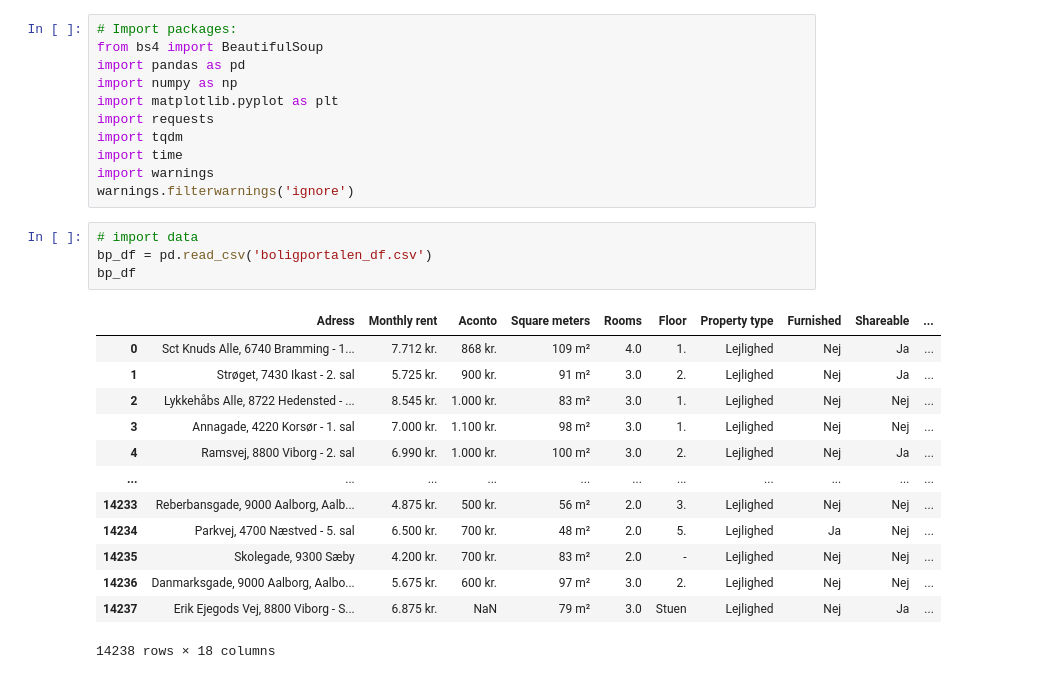
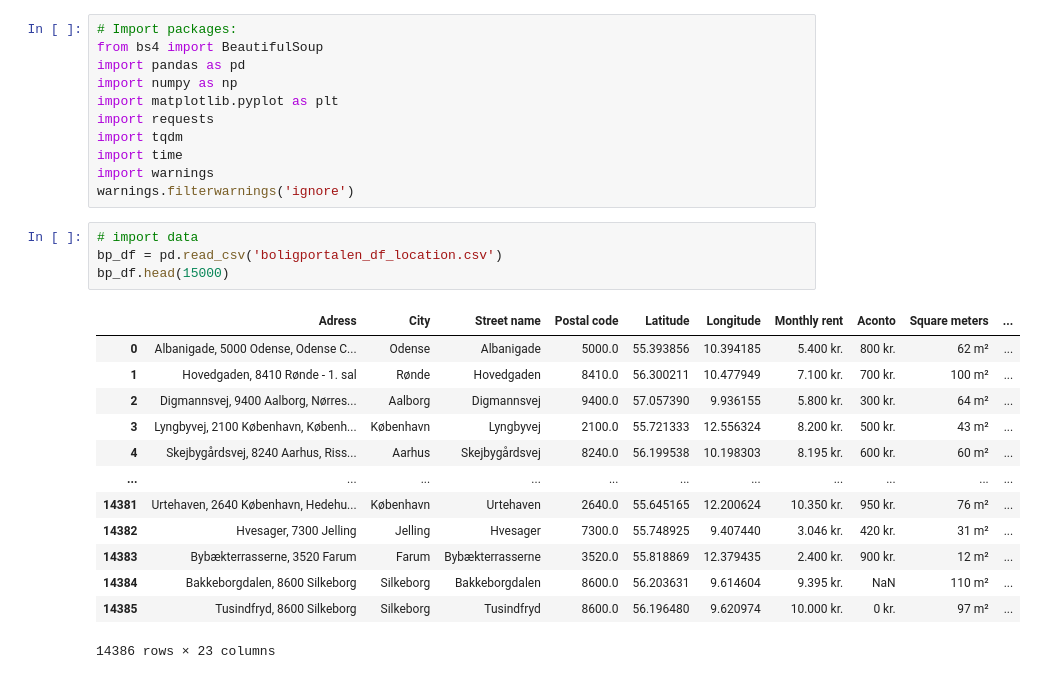
Before and after one commit to NicholasStampe/SocialDataScience, a Jupyter notebook: ExamProject/Data analysis - BoligPortalen.ipynb, the cells around one changed output. Cells and saved outputs as stored; diff of their text form.

```diff
--- a/ExamProject/Data analysis - BoligPortalen.ipynb
+++ b/ExamProject/Data analysis - BoligPortalen.ipynb
@@ -13,19 +13,19 @@ import warnings
 warnings.filterwarnings('ignore')
 # %%
 # import data
-bp_df = pd.read_csv('boligportalen_df.csv')
-bp_df
+bp_df = pd.read_csv('boligportalen_df_location.csv')
+bp_df.head(15000)
 # %% [output]
-|  | Adress | Monthly rent | Aconto | Square meters | Rooms | Floor | Property type | Furnished | Shareable | ... |
-| 0 | Sct Knuds Alle, 6740 Bramming - 1... | 7.712 kr. | 868 kr. | 109 m² | 4.0 | 1. | Lejlighed | Nej | Ja | ... |
-| 1 | Strøget, 7430 Ikast - 2. sal | 5.725 kr. | 900 kr. | 91 m² | 3.0 | 2. | Lejlighed | Nej | Ja | ... |
-| 2 | Lykkehåbs Alle, 8722 Hedensted - ... | 8.545 kr. | 1.000 kr. | 83 m² | 3.0 | 1. | Lejlighed | Nej | Nej | ... |
-| 3 | Annagade, 4220 Korsør - 1. sal | 7.000 kr. | 1.100 kr. | 98 m² | 3.0 | 1. | Lejlighed | Nej | Nej | ... |
-| 4 | Ramsvej, 8800 Viborg - 2. sal | 6.990 kr. | 1.000 kr. | 100 m² | 3.0 | 2. | Lejlighed | Nej | Ja | ... |
+|  | Adress | City | Street name | Postal code | Latitude | Longitude | Monthly rent | Aconto | Square meters | ... |
+| 0 | Albanigade, 5000 Odense, Odense C... | Odense | Albanigade | 5000.0 | 55.393856 | 10.394185 | 5.400 kr. | 800 kr. | 62 m² | ... |
+| 1 | Hovedgaden, 8410 Rønde - 1. sal | Rønde | Hovedgaden | 8410.0 | 56.300211 | 10.477949 | 7.100 kr. | 700 kr. | 100 m² | ... |
+| 2 | Digmannsvej, 9400 Aalborg, Nørres... | Aalborg | Digmannsvej | 9400.0 | 57.057390 | 9.936155 | 5.800 kr. | 300 kr. | 64 m² | ... |
+| 3 | Lyngbyvej, 2100 København, Københ... | København | Lyngbyvej | 2100.0 | 55.721333 | 12.556324 | 8.200 kr. | 500 kr. | 43 m² | ... |
+| 4 | Skejbygårdsvej, 8240 Aarhus, Riss... | Aarhus | Skejbygårdsvej | 8240.0 | 56.199538 | 10.198303 | 8.195 kr. | 600 kr. | 60 m² | ... |
 | ... | ... | ... | ... | ... | ... | ... | ... | ... | ... | ... |
-| 14233 | Reberbansgade, 9000 Aalborg, Aalb... | 4.875 kr. | 500 kr. | 56 m² | 2.0 | 3. | Lejlighed | Nej | Nej | ... |
-| 14234 | Parkvej, 4700 Næstved - 5. sal | 6.500 kr. | 700 kr. | 48 m² | 2.0 | 5. | Lejlighed | Ja | Nej | ... |
-| 14235 | Skolegade, 9300 Sæby | 4.200 kr. | 700 kr. | 83 m² | 2.0 | - | Lejlighed | Nej | Nej | ... |
-| 14236 | Danmarksgade, 9000 Aalborg, Aalbo... | 5.675 kr. | 600 kr. | 97 m² | 3.0 | 2. | Lejlighed | Nej | Nej | ... |
-| 14237 | Erik Ejegods Vej, 8800 Viborg - S... | 6.875 kr. | NaN | 79 m² | 3.0 | Stuen | Lejlighed | Nej | Ja | ... |
+| 14381 | Urtehaven, 2640 København, Hedehu... | København | Urtehaven | 2640.0 | 55.645165 | 12.200624 | 10.350 kr. | 950 kr. | 76 m² | ... |
+| 14382 | Hvesager, 7300 Jelling | Jelling | Hvesager | 7300.0 | 55.748925 | 9.407440 | 3.046 kr. | 420 kr. | 31 m² | ... |
+| 14383 | Bybækterrasserne, 3520 Farum | Farum | Bybækterrasserne | 3520.0 | 55.818869 | 12.379435 | 2.400 kr. | 900 kr. | 12 m² | ... |
+| 14384 | Bakkeborgdalen, 8600 Silkeborg | Silkeborg | Bakkeborgdalen | 8600.0 | 56.203631 | 9.614604 | 9.395 kr. | NaN | 110 m² | ... |
+| 14385 | Tusindfryd, 8600 Silkeborg | Silkeborg | Tusindfryd | 8600.0 | 56.196480 | 9.620974 | 10.000 kr. | 0 kr. | 97 m² | ... |
-14238 rows × 18 columns
+14386 rows × 23 columns
```
Also changed, not shown: parts of 8 cells of this notebook.
